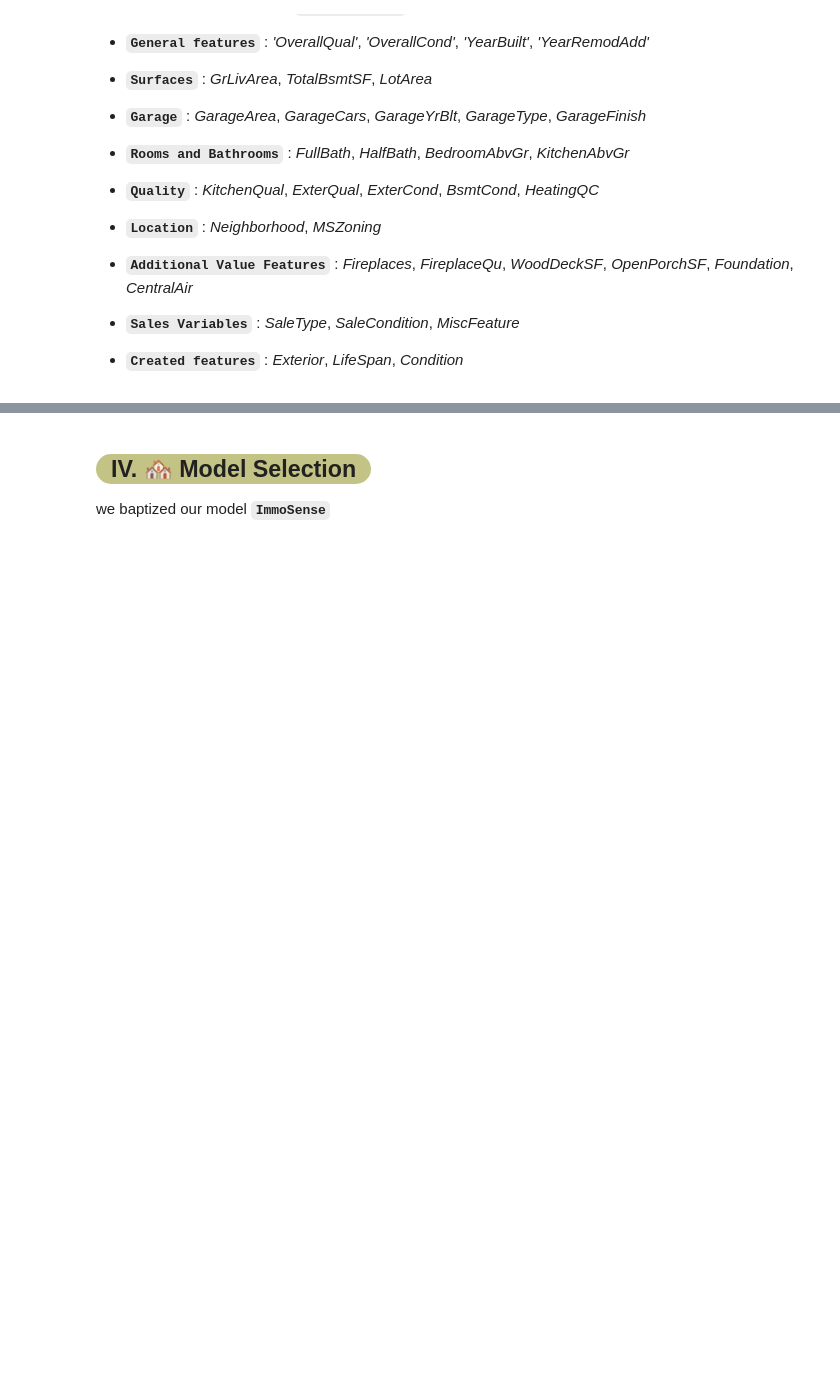
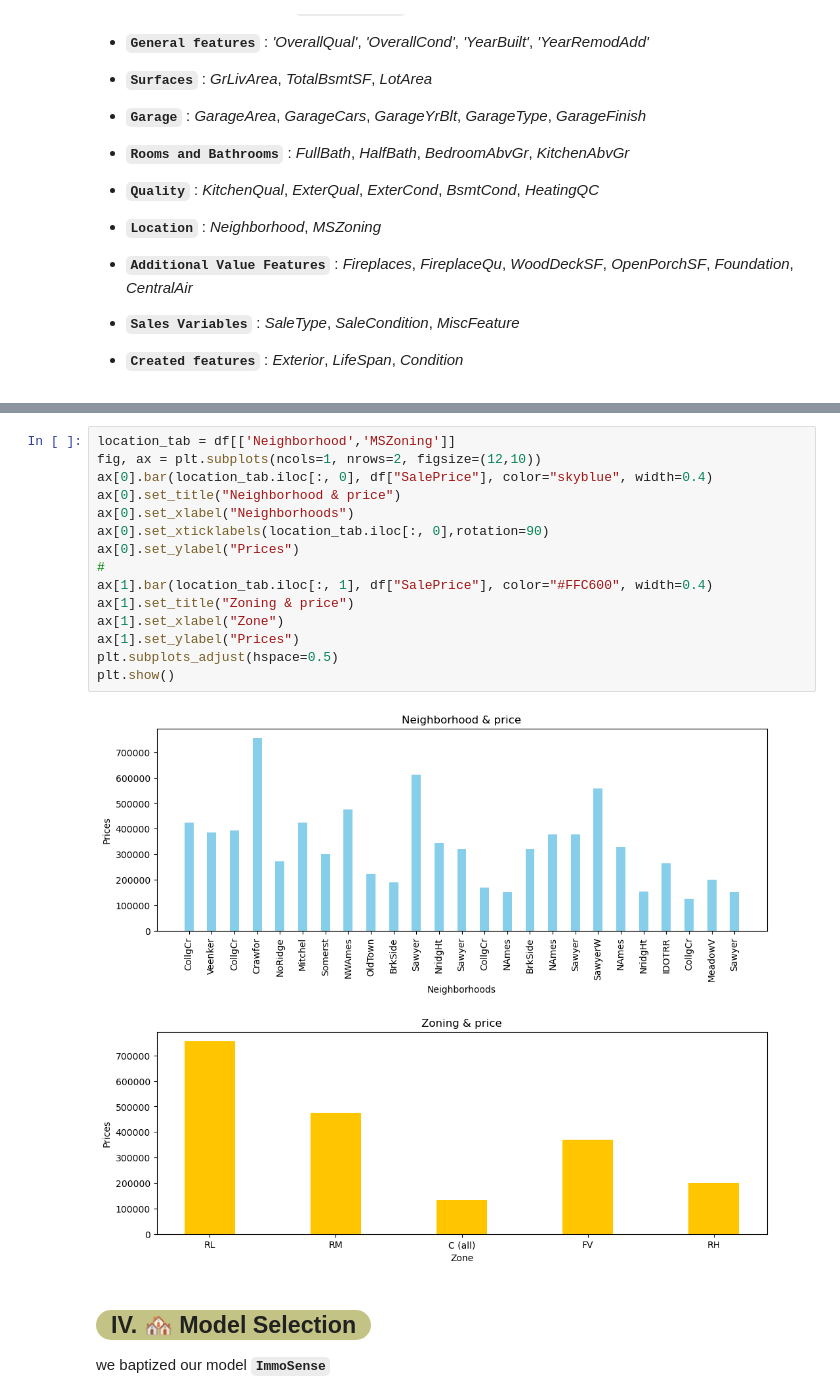
Before and after one commit to superMass14/immoSense, a Jupyter notebook: notebook/main.ipynb, the cells around one changed output, grey strips where cells are left out. Cells and saved outputs as stored; diff of their text form; blank space fills up the shorter version.

```diff
--- a/notebook/main.ipynb
+++ b/notebook/main.ipynb
@@ -245,3 +367,20 @@ Features are categorized into `nine(9) parts`:
+# %%
+location_tab = df[['Neighborhood','MSZoning']]
+fig, ax = plt.subplots(ncols=1, nrows=2, figsize=(12,10))
+ax[0].bar(location_tab.iloc[:, 0], df["SalePrice"], color="skyblue", width=0.4)
+ax[0].set_title("Neighborhood & price")
+ax[0].set_xlabel("Neighborhoods")
+ax[0].set_xticklabels(location_tab.iloc[:, 0],rotation=90)
+ax[0].set_ylabel("Prices")
+#
+ax[1].bar(location_tab.iloc[:, 1], df["SalePrice"], color="#FFC600", width=0.4)
+ax[1].set_title("Zoning & price")
+ax[1].set_xlabel("Zone")
+ax[1].set_ylabel("Prices")
+plt.subplots_adjust(hspace=0.5)
+plt.show()
+# %% [output]
+[figure, added]
 # %% [markdown]
 ## <span style="background:rgba(136, 134, 10, 0.49); border-radius: 15px; padding: 2px 15px; text_shadow: 2px 2px 5px black"> **IV. 🏘️ Model Selection**</span>
 we baptized our model **`ImmoSense`**
```
Also changed, not shown: parts of 13 cells of this notebook.
